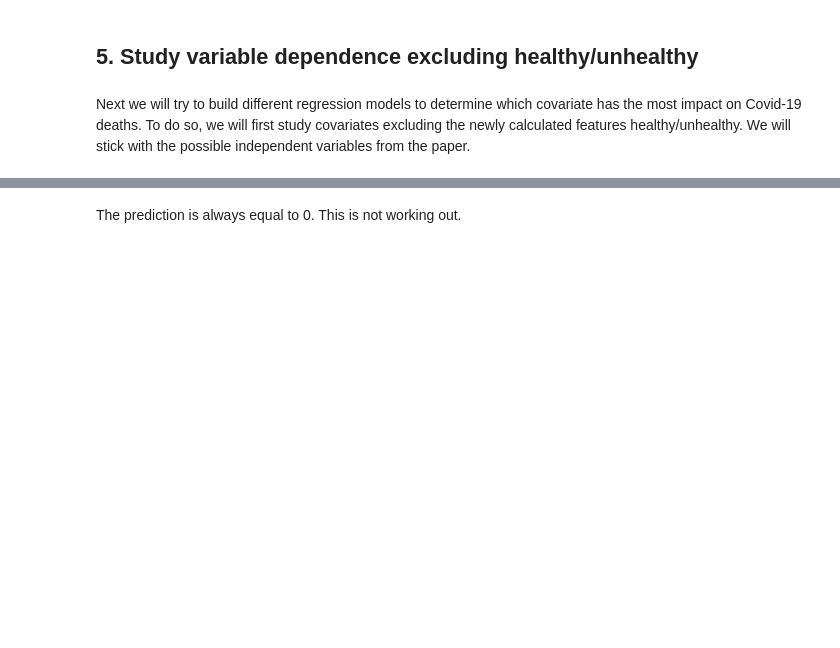
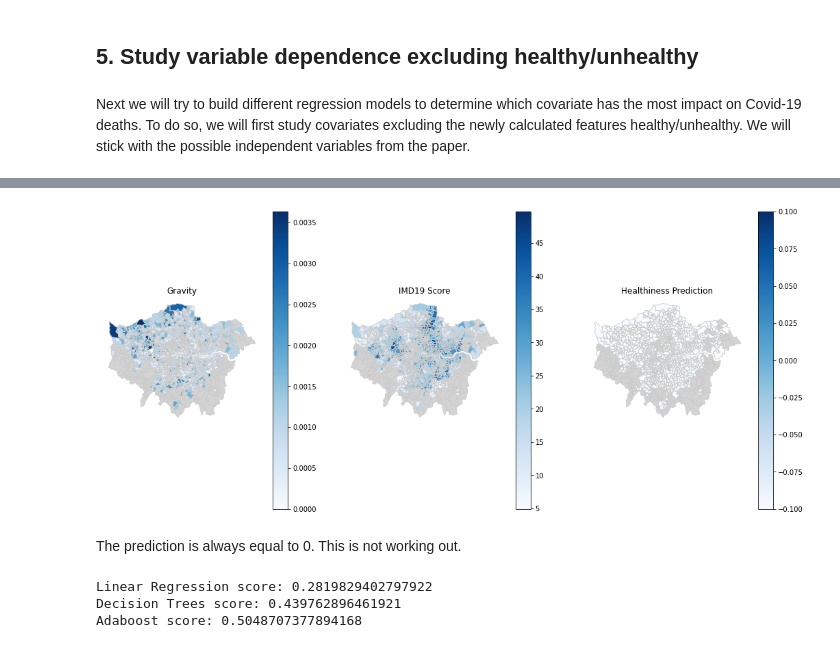
Before and after one commit to epfl-ada/ada-2020-project-milestone-p3-p3_don-dada, a Jupyter notebook: PropensityScoreMatching.ipynb, the cells around one changed output, grey strips where cells are left out. Drawn from its saved outputs; the diff is of its cells as text; code cells hidden in the pictures; blank space fills up the shorter version.

```diff
--- a/PropensityScoreMatching.ipynb
+++ b/PropensityScoreMatching.ipynb
@@ -441,30 +549,32 @@ plot_map(mapped_df_rep_gravity, variable_avg_age, ax4, 'Average Age')
 # %%
 import math
 import contextily as ctx
 
 # create figure and axes for Matplotlib
-fig, (ax1, ax2, ax3) = plt.subplots(1, 3, figsize=(18, 15))
+fig, (ax1, ax2, ax3) = plt.subplots(1, 3, figsize=(18, 8))
 
 # remove the axes
 ax1.axis('off')
 ax2.axis('off')
 ax3.axis('off')
 
 def predict_healthy_row(row):
     if not math.isnan(row[variable_gravity]):
         return log_model.predict(np.array([row[variable_gravity], row[variable_imd19]]).reshape(1, -1))[0]
     else:
         return float('NaN')
 
 # Create healthy_pred feature
 healthy_pred_fn = lambda row: predict_healthy_row(row)
 healthy_pred_col = mapped_df_rep_gravity.apply(healthy_pred_fn, axis=1)
 mapped_df_rep_gravity = mapped_df_rep_gravity.assign(healthy_pred=healthy_pred_col.values)
 
 # Plot maps
 plot_map(mapped_df_rep_gravity, variable_gravity,      ax1, 'Gravity')
 plot_map(mapped_df_rep_gravity, variable_imd19,        ax2, 'IMD19 Score')
 plot_map(mapped_df_rep_gravity, variable_healthy_pred, ax3, 'Healthiness Prediction')
+# %% [output]
+[figure, added]
 # %% [markdown]
 The prediction is always equal to 0. This is not working out.
 # %%
@@ -474,13 +584,13 @@ X_gravity = ['healthy', 'IMD19_SCORE', 'weight', 'weight_perc2.5', 'weight_perc2
 
-features_set  = mapped_df_rep_gravity[X_gravity]
-predictor_set = mapped_df_rep_gravity[y_gravity].values.ravel()
+features_set  = mapped_df_rep_gravity[X_gravity].dropna()
+predictor_set = mapped_df_rep_gravity[y_gravity].dropna().values.ravel()
 
 # Create regressor objects
 linear_regressor        = linear_model.LinearRegression()
 decision_tree_regressor = DecisionTreeRegressor(max_depth=25)
 adaboost_regressor      = AdaBoostRegressor(DecisionTreeRegressor(max_depth=25), n_estimators=600)
 
-X_train, X_test, y_train, y_test = train_test_split(features_set, predictor_set, test_size=0.01, random_state=8)
+X_train, X_test, y_train, y_test = train_test_split(features_set, predictor_set, test_size=0.2, random_state=8)
 
 # Linear regression
 linear_regressor.fit(X_train, y_train)
@@ -493,6 +603,10 @@ print("Decision Trees score: " + str(decision_tree_regressor.score(X_test, y_tes
 # Adaboost
 adaboost_regressor.fit(X_train, y_train)
 print("Adaboost score: " + str(adaboost_regressor.score(X_test, y_test)))
+# %% [output]
+Linear Regression score: 0.2819829402797922
+Decision Trees score: 0.439762896461921
+Adaboost score: 0.5048707377894168
 # %%
 # Train optimal model
 # adaboost_regressor = AdaBoostRegressor(DecisionTreeRegressor(max_depth=25), n_estimators=600)
```
Also changed, not shown: parts of 17 cells of this notebook.
